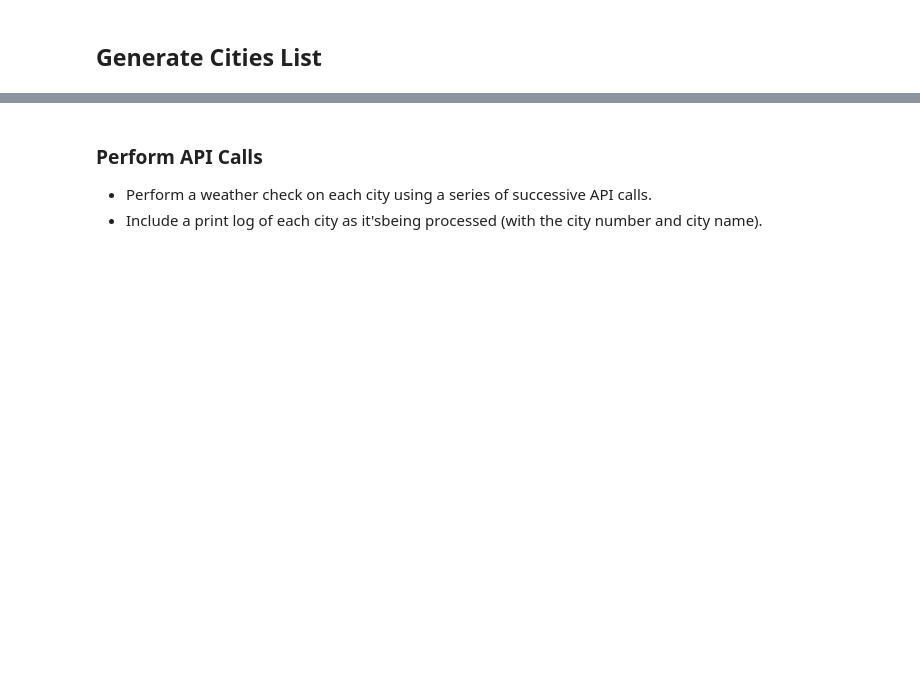
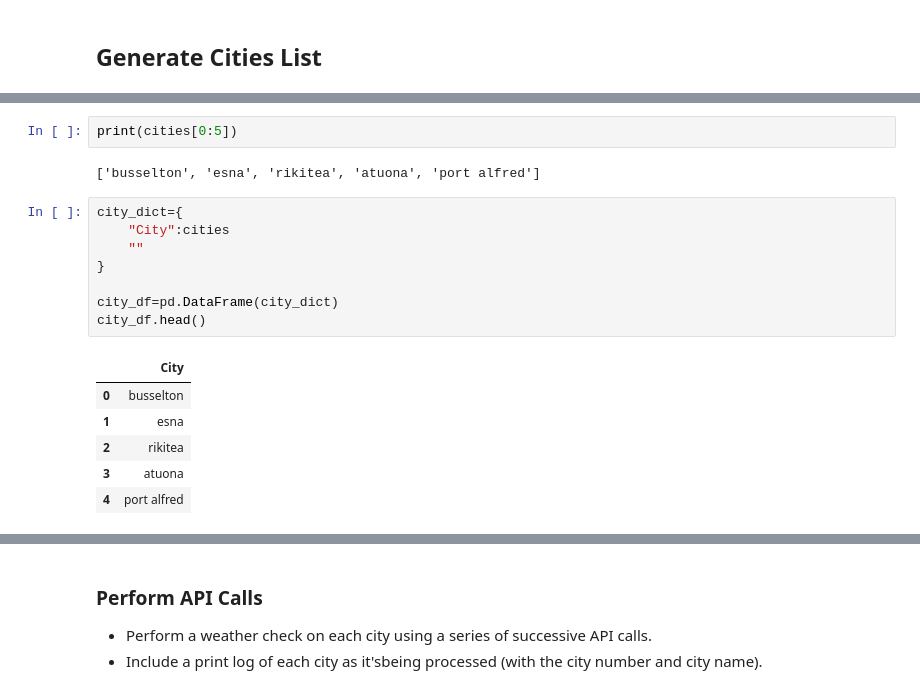
Before and after one commit to acsours/python-api-challenge, a Jupyter notebook: WeatherPy.ipynb, the cells around one changed output, grey strips where cells are left out. Saved outputs shown, nothing was run; the diff lists cells and outputs as text; blank space fills up the shorter version.

```diff
--- a/WeatherPy.ipynb
+++ b/WeatherPy.ipynb
@@ -53 +53,20 @@ len(cities)
+# %%
+print(cities[0:5])
+# %% [output]
+['busselton', 'esna', 'rikitea', 'atuona', 'port alfred']
+# %%
+city_dict={
+    "City":cities
+    ""
+}
+
+city_df=pd.DataFrame(city_dict)
+city_df.head()
+# %% [output]
+|  | City |
+| 0 | busselton |
+| 1 | esna |
+| 2 | rikitea |
+| 3 | atuona |
+| 4 | port alfred |
 # %%
```
Also changed, not shown: parts of 12 cells of this notebook.
